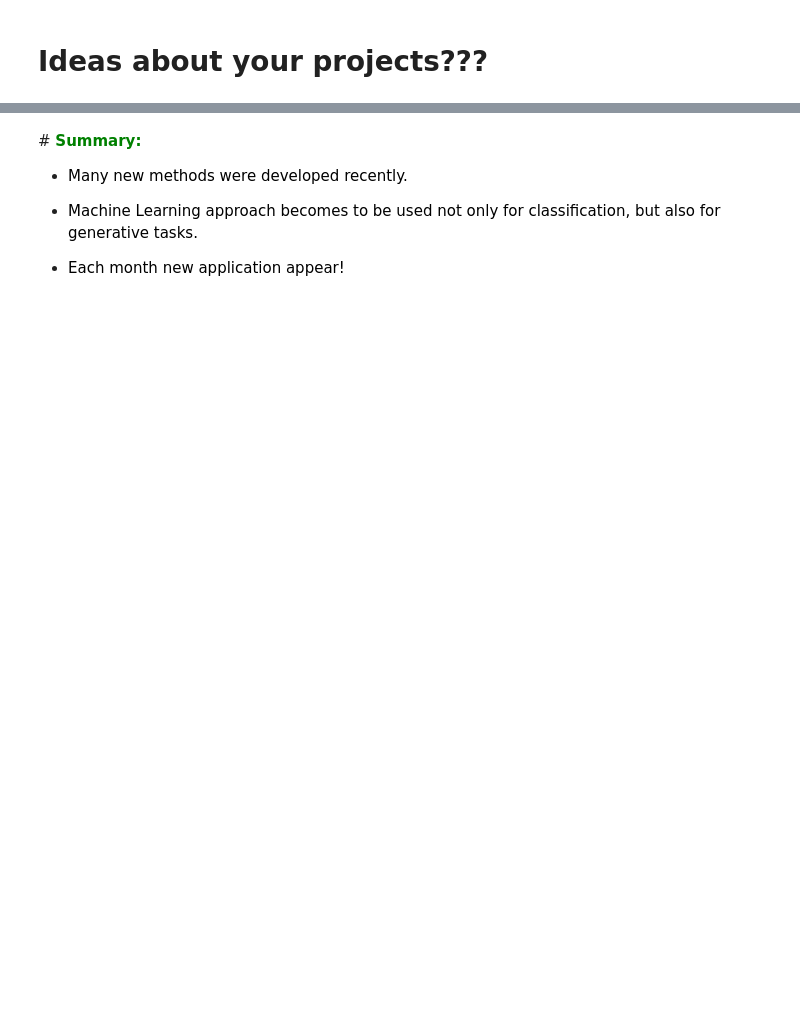
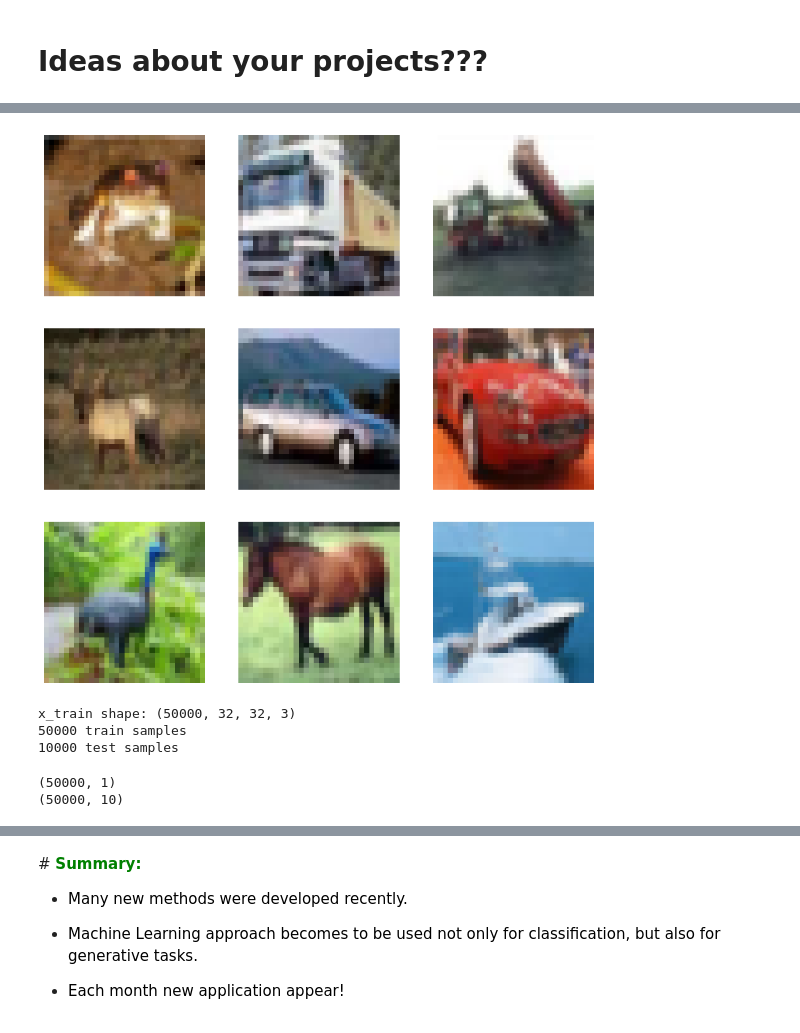
Before and after one commit to marcinwolter/Machine-learning-KISD-2023, a Jupyter notebook: lecture7.ipynb, the cells around one changed output, grey strips where cells are left out. Saved outputs shown, nothing was run; the diff lists cells and outputs as text; code cells hidden in the pictures; blank space fills up the shorter version.

```diff
--- a/lecture7.ipynb
+++ b/lecture7.ipynb
@@ -72,0 +101,16 @@ Keras consists of many pre-trained models used in transfer learning, prediction,
+# %%
+#load data
+(x_train, y_train), (x_test, y_test) = cifar10.load_data()
+img_rows, img_cols , channels= 32,32,3
+
+# save x_test images
+xx_test = x_test
+yy_test = y_test
+
+fig = plt.figure(figsize=(8, 8))
+for i in range(0,9):
+    plt.subplot(330 + 1 + i)
+    plt.axis('off')
+    plt.imshow(x_train[i])
+plt.show()
+# %% [output]
@@ -72,0 +119,13 @@ Keras consists of many pre-trained models used in transfer learning, prediction,
+[figure, added]
+# %%
+#reshape into images
+x_train = x_train.reshape(x_train.shape[0], img_rows, img_cols, channels)
+x_test = x_test.reshape(x_test.shape[0], img_rows, img_cols, channels)
+input_shape = (img_rows, img_cols, 1)
+print('x_train shape:', x_train.shape)
+print(x_train.shape[0], 'train samples')
+print(x_test.shape[0], 'test samples')
+# %% [output]
+x_train shape: (50000, 32, 32, 3)
+50000 train samples
+10000 test samples
@@ -72,0 +140,10 @@ Keras consists of many pre-trained models used in transfer learning, prediction,
+# %%
+ # labels
+num_classes=10
+print(y_train.shape)
+y_train = tf.keras.utils.to_categorical(y_train, num_classes)
+y_test  = tf.keras.utils.to_categorical(y_test, num_classes)
+print(y_train.shape)
+# %% [output]
+(50000, 1)
+(50000, 10)
```
Also changed, not shown: parts of 15 cells of this notebook.
